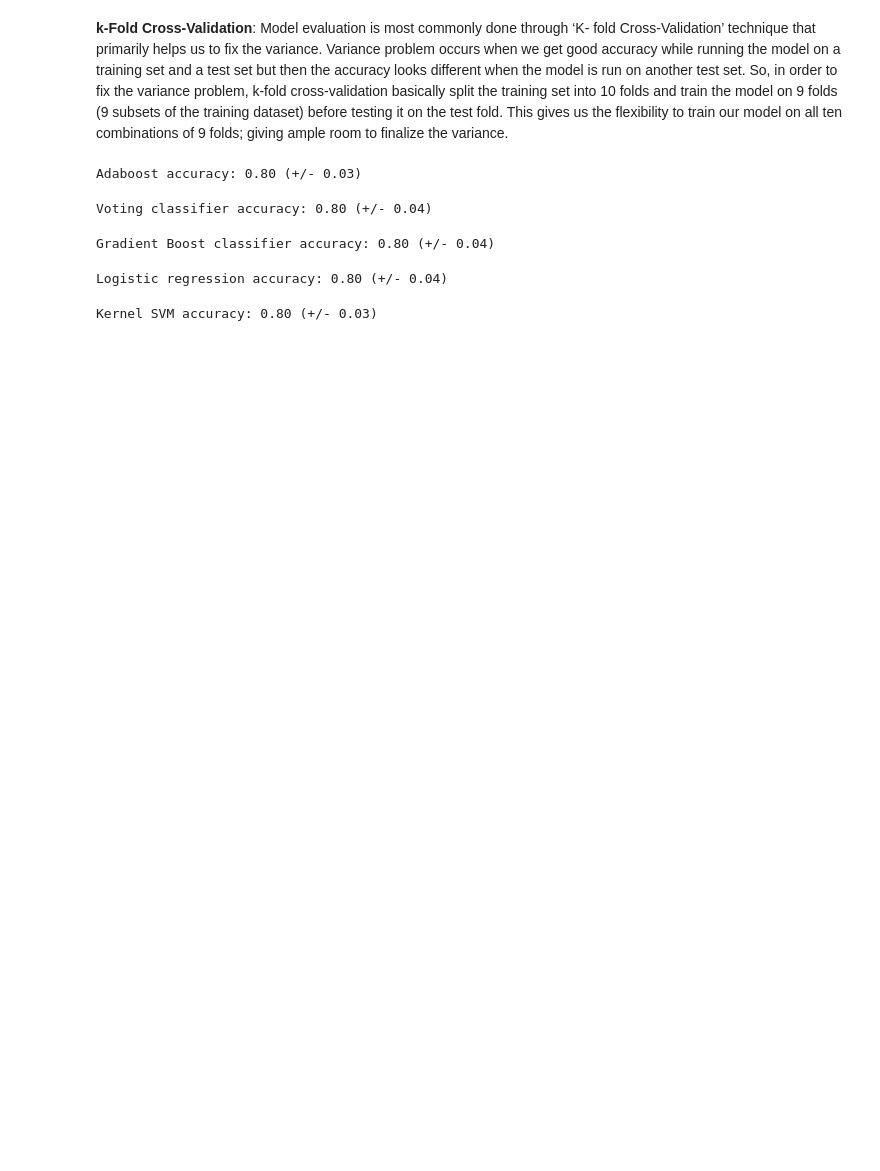
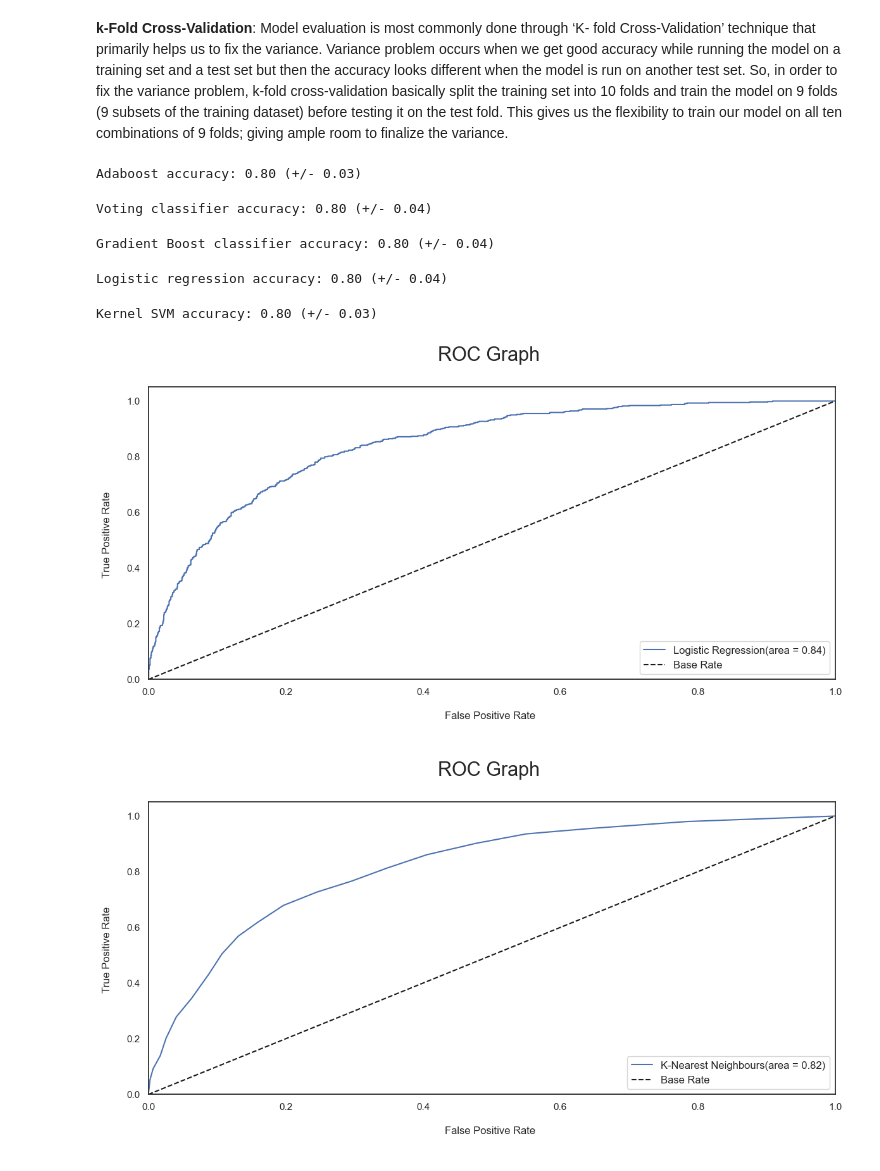
Before and after one commit to sAkhil2027/Telecom_Customer_Churn_Prediction, a Jupyter notebook: Scripts/Customer churn prediction.ipynb, the cells around one changed output. Cells and saved outputs as stored; diff of their text form; code cells hidden in the pictures; blank space fills up the shorter version.

Commit message:
scripts/evaluation: generate multi-model ROC curves and cross-validation AUC scores

```diff
--- a/Scripts/Customer churn prediction.ipynb
+++ b/Scripts/Customer churn prediction.ipynb
@@ -980,3 +980,51 @@ Logistic regression accuracy: 0.80 (+/- 0.04)
 k_fold_cross_validation(classifier4, "Kernel SVM")
 # %% [output]
 Kernel SVM accuracy: 0.80 (+/- 0.03)
+# %%
+# ROC Curve
+
+def ROC_curve(classifier_, name, y_pred_):
+    classifier_.fit(X_train, y_train)
+    probs = classifier_.predict_proba(X_test)
+    probs = probs[:, 1]
+    classifier_roc_auc = roc_auc_score(y_test, probs )
+    rf_fpr, rf_tpr, rf_thresholds = roc_curve(y_test, classifier_.predict_proba(X_test)[:,1])
+    plt.figure(figsize=(14, 6))
+
+    label_ = name + '(area = %0.2f)' % classifier_roc_auc
+    # Plot Adaboost ROC
+    plt.plot(rf_fpr, rf_tpr,
+    label=label_)
+    # Plot Base Rate ROC
+    plt.plot([0,1], [0,1], 'k--', label='Base Rate')
+    plt.xlim([0.0, 1.0])
+    plt.ylim([0.0, 1.05])
+    plt.ylabel('True Positive Rate \n',horizontalalignment="center",
+    fontstyle = "normal", fontsize = "medium",
+    fontfamily = "sans-serif")
+
+    plt.xlabel('\nFalse Positive Rate \n',horizontalalignment="center",
+    fontstyle = "normal", fontsize = "medium",
+    fontfamily = "sans-serif")
+
+    plt.title('ROC Graph \n',horizontalalignment="center",
+    fontstyle = "normal", fontsize = "22",
+    fontfamily = "sans-serif")
+
+    plt.legend(loc="lower right", fontsize = "medium")
+    plt.xticks(rotation=0, horizontalalignment="center")
+    plt.yticks(rotation=0, horizontalalignment="right")
+    plt.show()
+# %%
+preds = [y_pred, y_pred3,  y_pred5, y_pred6, y_pred7,
+              y_pred8, y_pred9, y_pred10]
+classifiers = [classifier , classifier3, classifier5, classifier6, classifier7,
+             classifier8, classifier9, classifier10]
+model_names_ = ["Logistic Regression",  "K-Nearest Neighbours","Naive Bayes",
+               "Decision Tree", "Random Forest", "Adaboost", "Gradient Boost",  "Voting Classifier"]
+
+for i, j, k in zip(classifiers, model_names_, preds):
+    ROC_curve(i, j, k)
+# %% [output]
+[figure, added]
+[figure, added]
```
Also changed, not shown: parts of 3 cells of this notebook.
